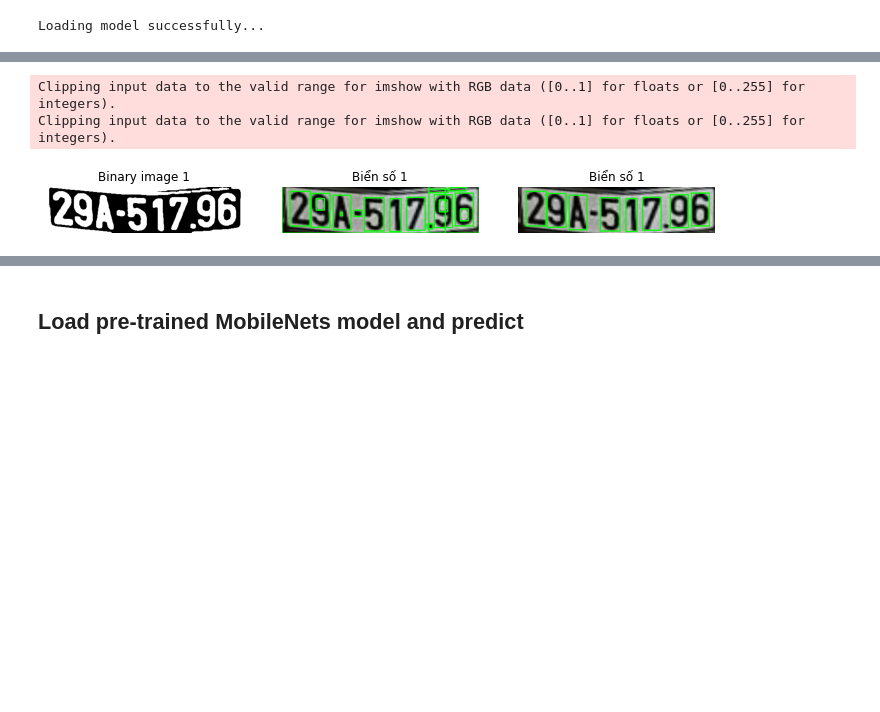
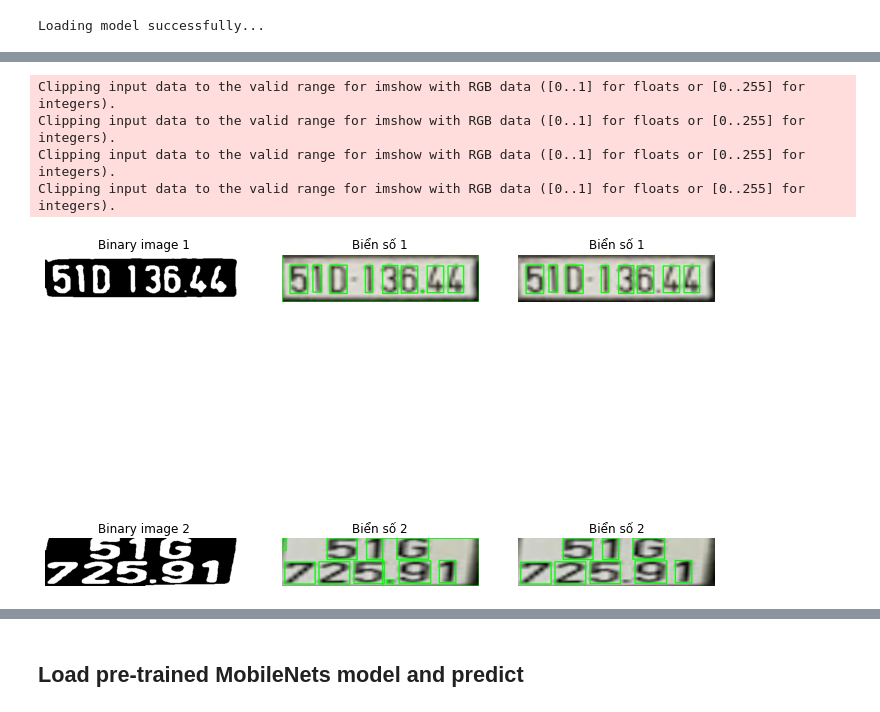
Before and after one commit to phan-le-phu/Plate_detect_and_recognize, a Jupyter notebook: [Part 2]Multiple_Plates_character_segmentation_with_OpenCV.ipynb, the cells around one changed output, grey strips where cells are left out. Drawn from its saved outputs; the diff is of its cells as text; code cells hidden in the pictures; blank space fills up the shorter version.

```diff
--- a/[Part 2]Multiple_Plates_character_segmentation_with_OpenCV.ipynb
+++ b/[Part 2]Multiple_Plates_character_segmentation_with_OpenCV.ipynb
@@ -68,7 +68,7 @@ def get_plate(image_path, Dmax=608, Dmin=256):
     return vehicle, LpImg, cor
 
 #test_image_path = "test_2.jpg"
-test_image_path = "/content/2.jpg"
+test_image_path = "/content/unnamed.jpg"
 vehicle, LpImg,cor = get_plate(test_image_path)
 # %%
 nrows = math.ceil(len(LpImg) / 3) + 1
@@ -87,6 +87,9 @@ for i in range(len(LpImg)):
 # %%
 binary_images = []
 fig = plt.figure(figsize=(12, 10))
+
+for i in range(len(LpImg)):
+  LpImg[i] = LpImg[i][::, 15::]
 
 for i in range(len(LpImg)):
       # Scales, calculates absolute values, and converts the result to 8-bit.
@@ -120,7 +123,7 @@ plate_numbers = []
 
 # Create sort_contours() function to grab the contour of each digit from left to right
 def sort_contours(cnts, height, reverse = False):
-    i = 0
+
     boundingBoxes = [cv2.boundingRect(c) for c in cnts]
     (cnts, boundingBoxes) = zip(*sorted(zip(cnts, boundingBoxes),
                                         key=lambda b: [1 if 1.2<=height / (b[1][1] + 1)<=3.0 else 0, b[1][0]],
@@ -129,8 +132,9 @@ def sort_contours(cnts, height, reverse = False):
 
 fig = plt.figure(figsize=(12, 20))
 
+
 for i in range(len(LpImg)):
-  cont, _  = cv2.findContours(binary_images[i], cv2.RETR_LIST, cv2.CHAIN_APPROX_SIMPLE)
+  cont, _ = cv2.findContours(binary_images[i], cv2.RETR_EXTERNAL, cv2.CHAIN_APPROX_SIMPLE)
 
   # creat a copy version "test_roi" of plat_image to draw bounding box
   test_roi_1 = LpImg[i].copy()
@@ -152,35 +156,36 @@ for i in range(len(LpImg)):
           if 0.3<=h/LpImg[i].shape[0]<=0.9: # Select contour which has the height larger than 50% of the plate
 
               # Draw bounding box arroung digit number
               cv2.rectangle(test_roi_2, (x, y), (x + w, y + h), (0, 255, 0), 2)
 
               # Sperate number and gibe prediction
               curr_num = binary_images[i][y:y+h,x:x+w]
               curr_num = cv2.resize(curr_num, dsize=(digit_w, digit_h))
               _, curr_num = cv2.threshold(curr_num, 220, 255, cv2.THRESH_BINARY + cv2.THRESH_OTSU)
 
               crop_characters.append(curr_num)
 
-
   plate_numbers.append(crop_characters)
 
 
   ax = fig.add_subplot(len(LpImg) * 2, 3, (i + 1) * 3 + 1)
   ax.set_title(f"Binary image {i + 1}")
   ax.axis("off")
   plt.imshow(binary_images[i], cmap='gray')
   ax = fig.add_subplot(len(LpImg) * 2, 3, (i + 1) * 3 + 2)
   ax.set_title(f"Biển số {i + 1}")
   ax.axis("off")
   plt.imshow(test_roi_1)
   ax = fig.add_subplot(len(LpImg) * 2, 3, (i + 1) * 3 + 3)
   ax.set_title(f"Biển số {i + 1}")
   ax.axis("off")
   plt.imshow(test_roi_2)
 # %% [output]
 Clipping input data to the valid range for imshow with RGB data ([0..1] for floats or [0..255] for integers).
 Clipping input data to the valid range for imshow with RGB data ([0..1] for floats or [0..255] for integers).
+Clipping input data to the valid range for imshow with RGB data ([0..1] for floats or [0..255] for integers).
+Clipping input data to the valid range for imshow with RGB data ([0..1] for floats or [0..255] for integers).
-[figure, old version]
+[figure, new version]
 # %%
 for i in range(len(plate_numbers)):
   crop_characters = plate_numbers[i]
```
Also changed, not shown: parts of 6 cells of this notebook.
